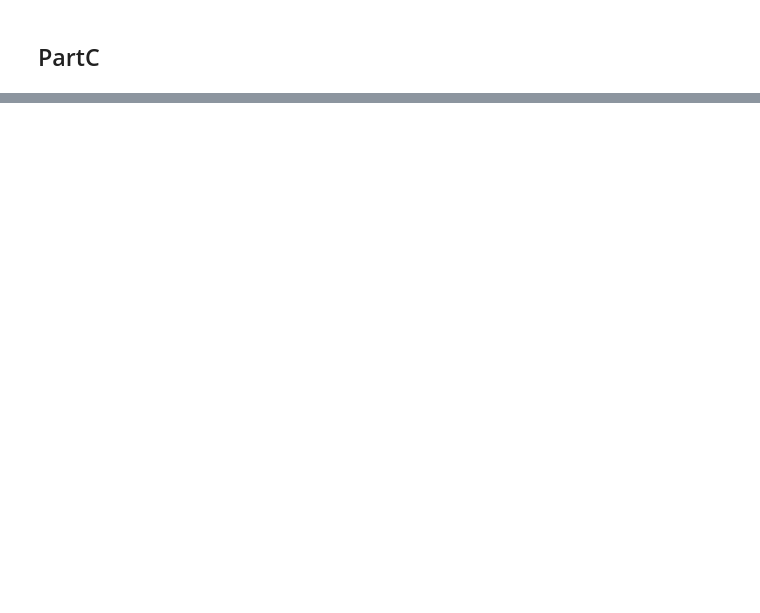
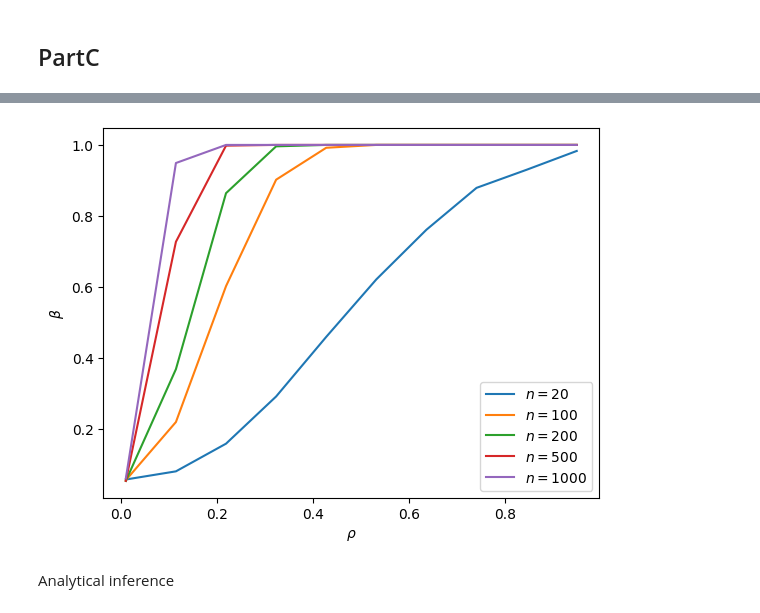
Before and after one commit to NMashalov/MiptBayessianCourseHW, a Jupyter notebook: hw1/tasks/task3.ipynb, the cells around one changed output, grey strips where cells are left out. Saved outputs shown, nothing was run; the diff lists cells and outputs as text; code cells hidden in the pictures; blank space fills up the shorter version.

```diff
--- a/hw1/tasks/task3.ipynb
+++ b/hw1/tasks/task3.ipynb
@@ -22,0 +65,23 @@ plt.savefig('../static/task3/distributions.png')
+# %%
+n_population = 1_000
+
+size_to_power = []
+rhos = np.linspace(0.01, 0.95, 10)
+sizes = [20, 100, 200, 500, 1000]
+for size in sizes:
+    rho_power_estimation = (
+        lambda rho: sum(generate_population(n_population, rho, size)) / n_population
+    )
+    size_to_power.append([rho_power_estimation(rho) for rho in rhos])
+# %%
+plt.plot(
+    rhos, np.array(size_to_power).T, label=[r"$n={}$".format(size) for size in sizes]
+)
+plt.ylabel(r"$\beta$")
+plt.xlabel(r"$\rho$")
+plt.legend()
+plt.savefig("../static/task3/power_n_dep.png")
+# %% [output]
+[figure, added]
+# %% [markdown]
+Analytical inference
```
Also changed, not shown: parts of 20 cells of this notebook, 11 other files.
